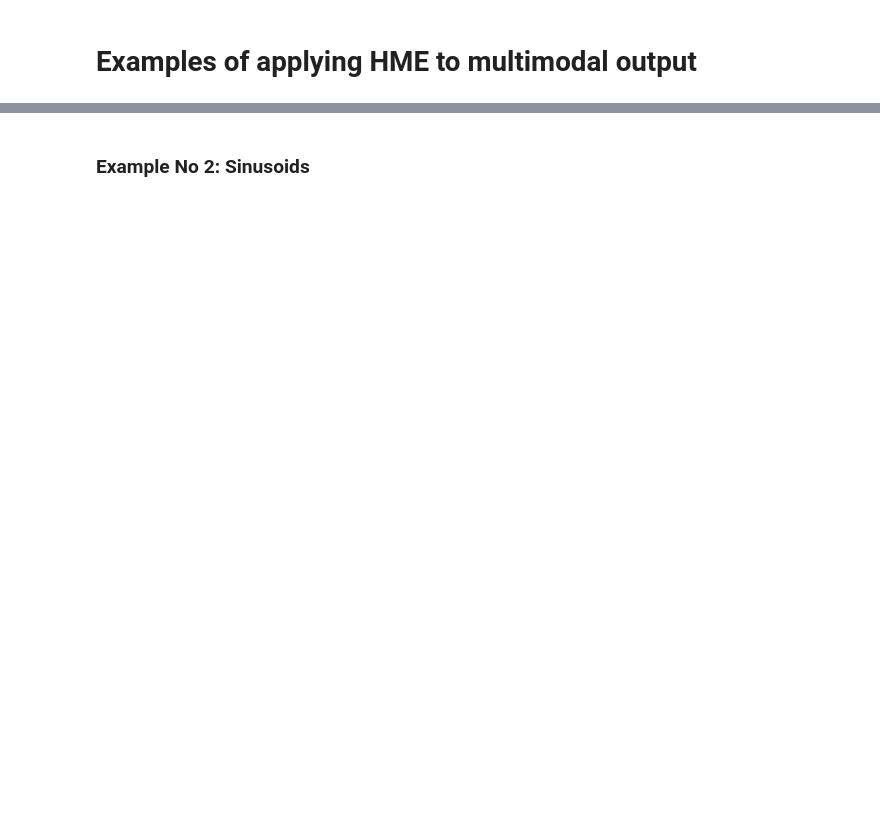
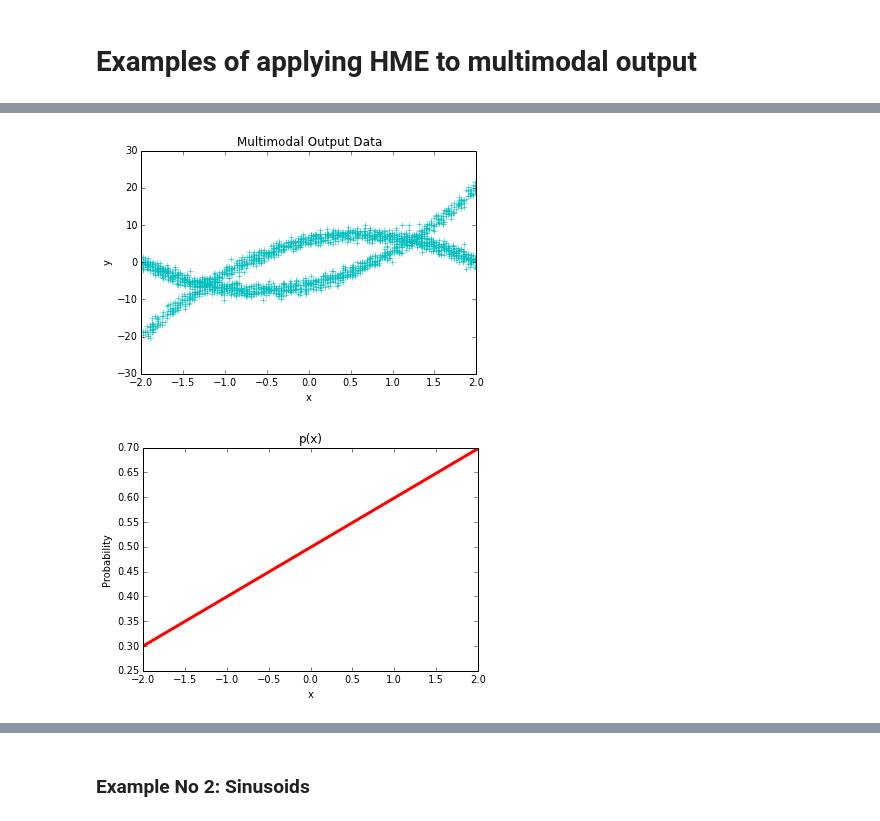
Before and after one commit to AmazaspShumik/Mixture-Models, a Jupyter notebook: Hierarchical Mixture of Experts/hme_multimodal_output_examples.ipynb, the cells around one changed output, grey strips where cells are left out. Cells and saved outputs as stored; diff of their text form; code cells hidden in the pictures; blank space fills up the shorter version.

```diff
--- a/Hierarchical Mixture of Experts/hme_multimodal_output_examples.ipynb
+++ b/Hierarchical Mixture of Experts/hme_multimodal_output_examples.ipynb
@@ -37,0 +14,46 @@ Now let's make grid and calculate probability of observing dependent variable in
+# %%
+    import matplotlib.pyplot as plt
+    import numpy as np
+    import general_hme as hm
+    from sklearn.cross_validation import train_test_split
+    % matplotlib inline
+
+    np.random.seed(0)
+    X            = np.zeros([2000,1])
+    Y            = np.zeros(2000)
+    first_mode   = lambda x: -4*x**2 + 6 + 5*x
+    second_mode  = lambda x: 4*x**2 - 6 + 5*x
+    y            = np.zeros(10)
+    r            = np.linspace(-2,2,200)
+    probs        = []
+    for i,el in enumerate(r):
+        prob               = 0.3 + 0.4*float(i)/200
+        probs.append(prob)
+        lo                 = 10*i
+        hi                 = 10*(i+1)
+        I                  = np.random.random(10) < prob
+        X[lo:hi,0]         = np.ones(10)*el
+        for i,p in enumerate(I):
+            if p:
+                y[i]       = first_mode(X[lo+i,0])
+            else:
+                y[i]       = second_mode(X[lo+i,0])
+        Y[lo:hi]           = y
+    Y                      = Y + np.random.normal(0,1,2000)
+
+
+    # plot data
+    plt.plot(X[:,0],Y,"c+")
+    plt.xlabel('x')
+    plt.ylabel('y')
+    plt.title("Multimodal Output Data")
+    plt.show()
+
+    plt.plot(r,np.array(probs),"r-",linewidth = 3)
+    plt.xlabel("x")
+    plt.ylabel("Probability")
+    plt.title("p(x)")
+    plt.show()
+# %% [output]
+[figure, added]
+[figure, added]
```
Also changed, not shown: parts of 27 cells of this notebook.
